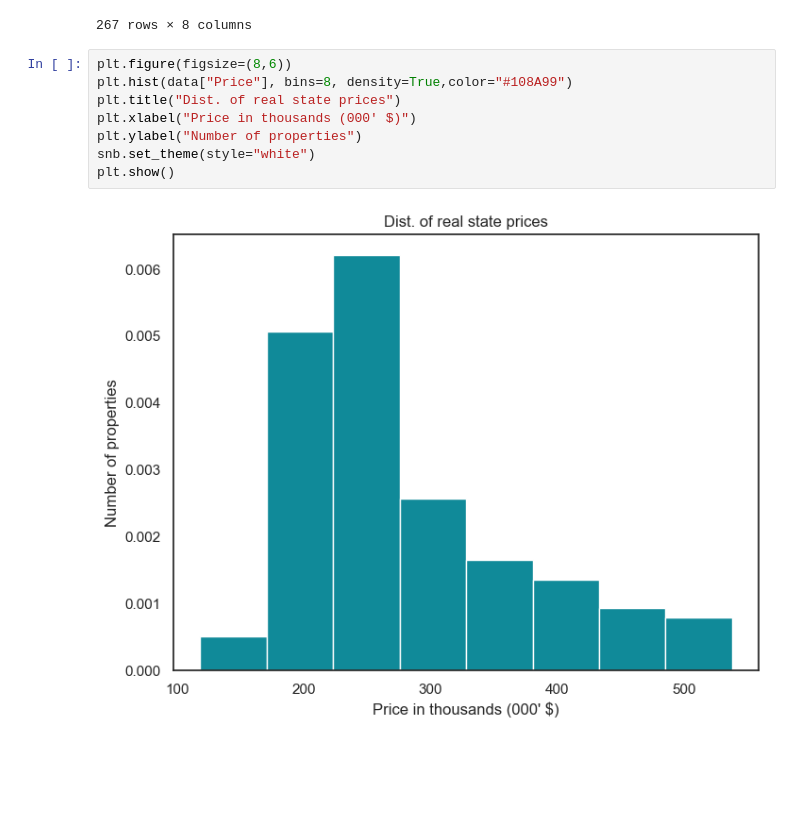
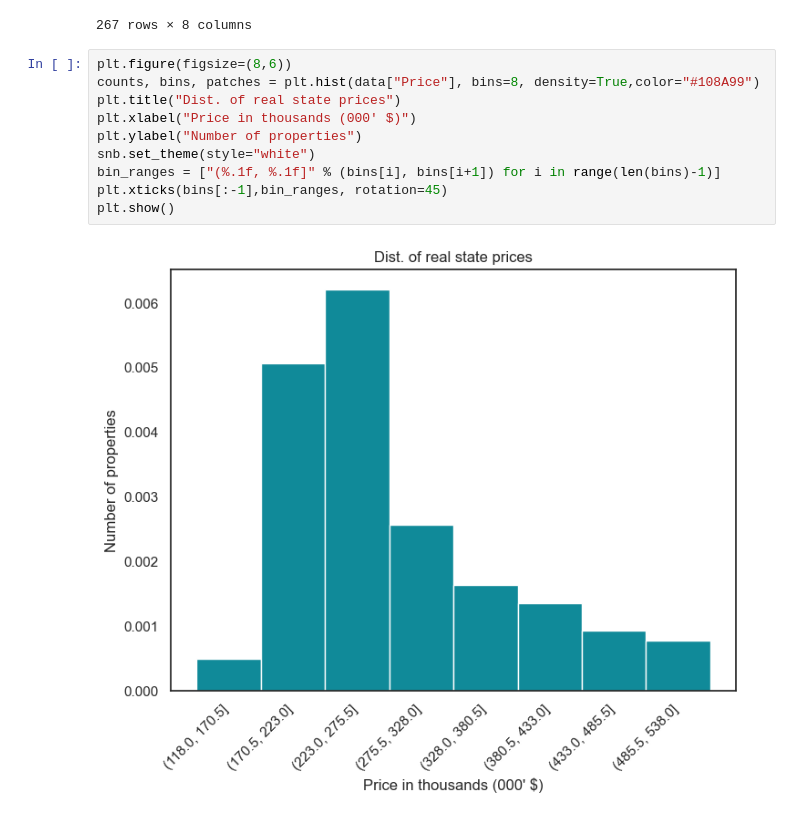
Before and after one commit to dnewbie25/365-data-science, a Jupyter notebook: Data Visualization/data-viz/data-viz-env/Histogram Chart.ipynb, the cells around one changed output. Cells and saved outputs as stored; diff of their text form; blank space fills up the shorter version.

```diff
--- a/Data Visualization/data-viz/data-viz-env/Histogram Chart.ipynb
+++ b/Data Visualization/data-viz/data-viz-env/Histogram Chart.ipynb
@@ -22,11 +22,13 @@ data
 267 rows × 8 columns
 # %%
 plt.figure(figsize=(8,6))
-plt.hist(data["Price"], bins=8, density=True,color="#108A99")
+counts, bins, patches = plt.hist(data["Price"], bins=8, density=True,color="#108A99")
 plt.title("Dist. of real state prices")
 plt.xlabel("Price in thousands (000' $)")
 plt.ylabel("Number of properties")
 snb.set_theme(style="white")
+bin_ranges = ["(%.1f, %.1f]" % (bins[i], bins[i+1]) for i in range(len(bins)-1)]
+plt.xticks(bins[:-1],bin_ranges, rotation=45)
 plt.show()
 # %% [output]
-[figure, old version]
+[figure, new version]
```
Also changed, not shown: 1 other file.
